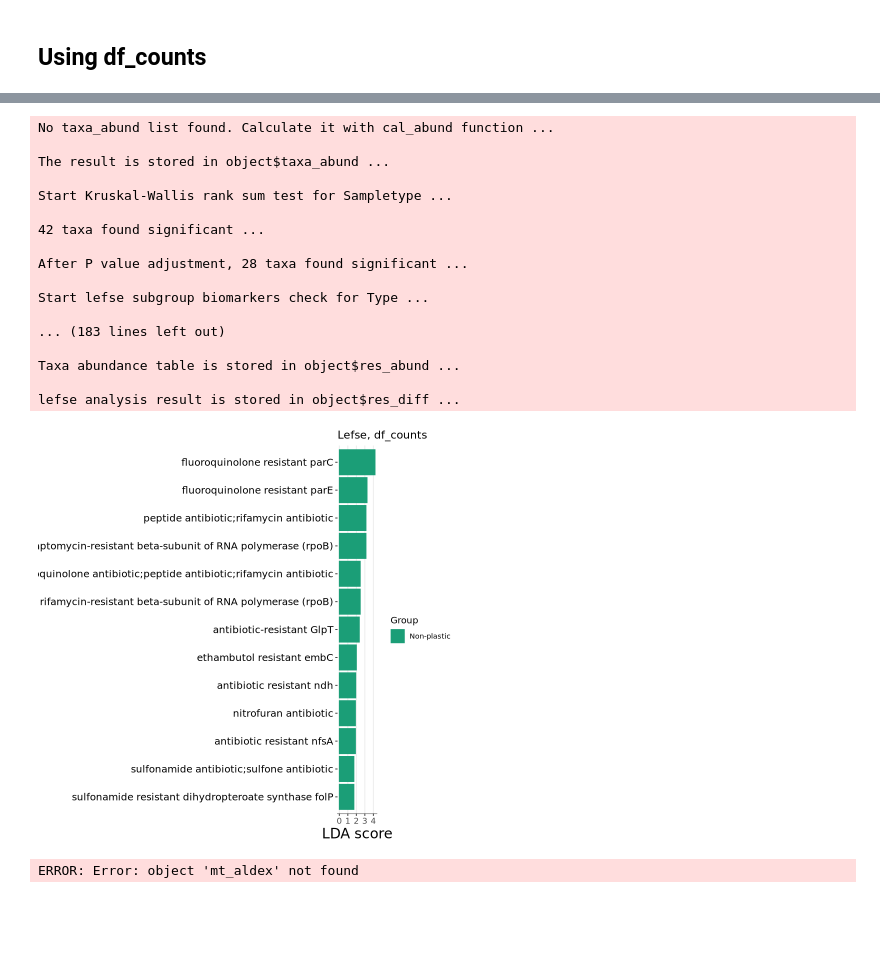
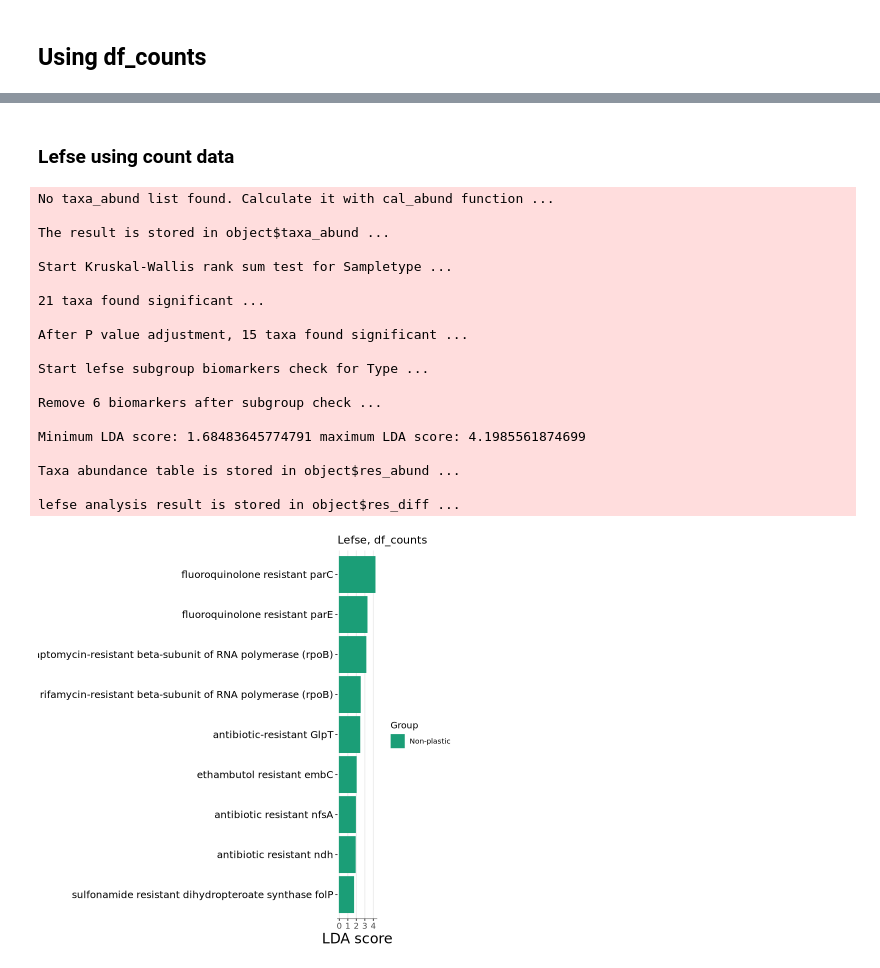
Before and after one commit to blomfelt/plastisphere, a Jupyter notebook: plastisphere.ipynb, the cells around one changed output, grey strips where cells are left out. Saved outputs shown, nothing was run; the diff lists cells and outputs as text; code cells hidden in the pictures; blank space fills up the shorter version.

```diff
--- a/plastisphere.ipynb
+++ b/plastisphere.ipynb
@@ -789,0 +587,36 @@ ALDEx2_t analysis result is stored in object$res_diff ...
+# %%
+# Using df_counts instead of the relative data from before
+microeco_otutable_counts <- df_counts %>%
+    column_to_rownames("Description") %>%
+    # Replace all NA:s with zeros, since only done on relative data before
+    mutate_all(~replace(., is.na(.), 0))
+
+
+# Create a new sampleinfo where rownames match columnnames of otu_table
+microeco_sampleinfo_counts <- data.frame(Sample_full = names(df_counts)) %>%
+    # Get the samplename and type (Mut or WT) for each column
+    mutate(
+        Type = str_remove(Sample_full, ".*_val-"),
+        run_accession = str_remove(Sample_full, "_[12]_val-(Mut|WT)"),
+        Sample = str_remove(Sample_full, "_val-(Mut|WT)")
+        )%>%
+    # Remove extra row which came from 'names'
+    filter(Sample_full != "Description") %>%
+    # Add the metadata by run_accession
+    left_join(x = ., y = sample_metadata, by = join_by(run_accession, Sample)) %>%
+    relocate(Sample_full, Type, Sample, Sampletype, Substrate) %>%
+    dplyr::select(-study_accession, -c(Latitude, Longitude), run_accession) %>%
+    column_to_rownames("Sample_full")
+
+
+# Same taxtable as above
+
+
+#head(microeco_sampleinfo_counts)
+#head(microeco_otutable_counts)
+#head(microeco_sampleinfo)
+
+
+# Create the microtable-class object
+mt_counts <- microtable$new(otu_table = microeco_otutable_counts, sample_table = microeco_sampleinfo_counts, tax_table = microeco_taxtable)
+mt_counts$tidy_dataset()
@@ -914,32 +730,29 @@ Reorder taxa according to P.adj in res_diff from low to high ...
+# %% [markdown]
+### Lefse using count data
 # %%
-
-t1_lefse <- trans_diff$new(dataset = mt_aldex, method = "lefse", group = "Sampletype", lefse_subgroup = "Type", alpha = 0.01)
+# Takes ~4 seconds
+t1_lefse <- trans_diff$new(dataset = mt_counts, method = "lefse", group = "Sampletype", lefse_subgroup = "Type", alpha = 0.01, taxa_level = "AMR Gene Family")
 t1_lefse$plot_diff_bar(use_number = 1:100) + #, width = 0.8, group_order = c("CW", "IW", "TW"))
     labs(title = "Lefse, df_counts")
 # %% [output]
 No taxa_abund list found. Calculate it with cal_abund function ...
 
 The result is stored in object$taxa_abund ...
 
 Start Kruskal-Wallis rank sum test for Sampletype ...
 
-42 taxa found significant ...
+21 taxa found significant ...
 
-After P value adjustment, 28 taxa found significant ...
+After P value adjustment, 15 taxa found significant ...
 
 Start lefse subgroup biomarkers check for Type ...
 
-... (183 lines left out)
+Remove 6 biomarkers after subgroup check ...
+
+Minimum LDA score: 1.68483645774791 maximum LDA score: 4.1985561874699
 
 Taxa abundance table is stored in object$res_abund ...
 
 lefse analysis result is stored in object$res_diff ...
-[figure, old version]
+[figure, new version]
-# %%
-t1_rel_t <- trans_diff$new(dataset = mt_aldex, method = "ALDEx2_t", group = "Sampletype", taxa_level = "AMR Gene Family") # filter_thres = 0.0005)?
-t1_rel_t$plot_diff_abund(color_group_map = TRUE)+scale_x_discrete(labels = label_wrap(20))
-t1_rel_t$plot_diff_bar(color_group_map = TRUE, use_number = 1:10)+scale_x_discrete(labels = label_wrap(50))
-# try random forest, "safest way"
-# %% [output]
-ERROR: Error: object 'mt_aldex' not found
 # %%
```
Also changed, not shown: parts of 47 cells of this notebook.
